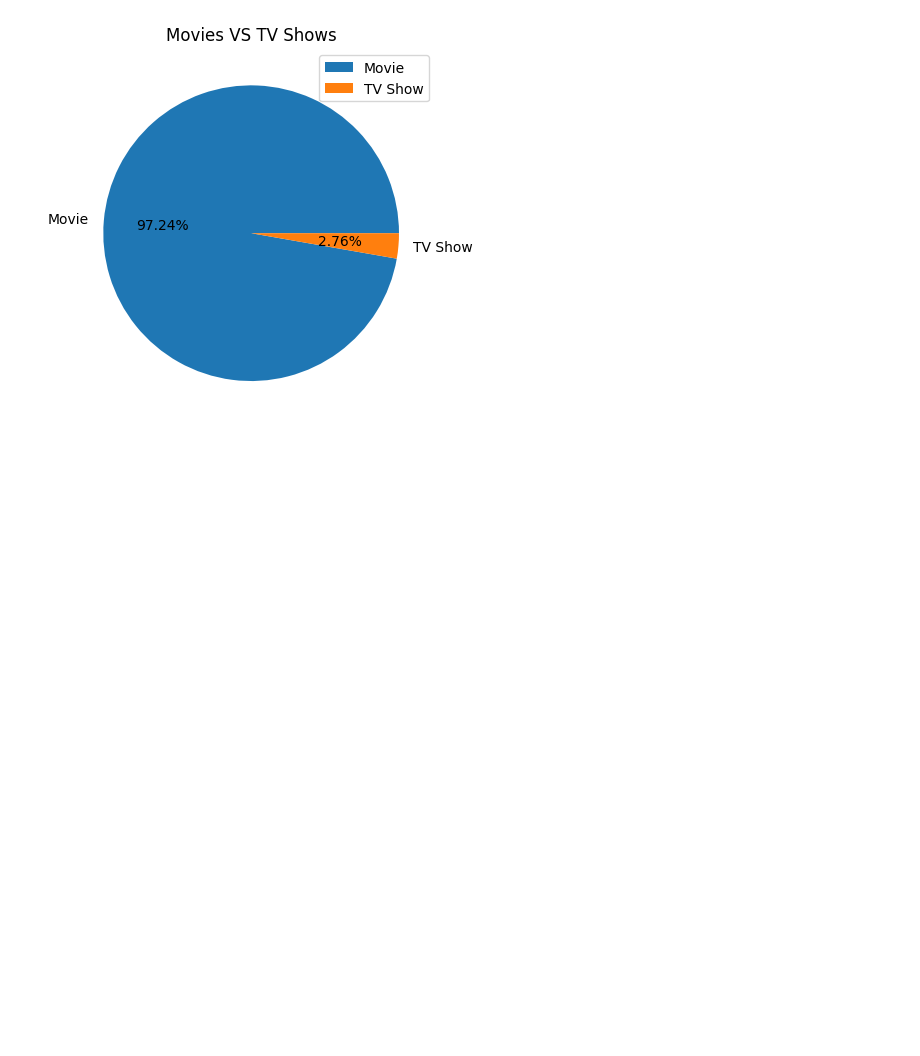
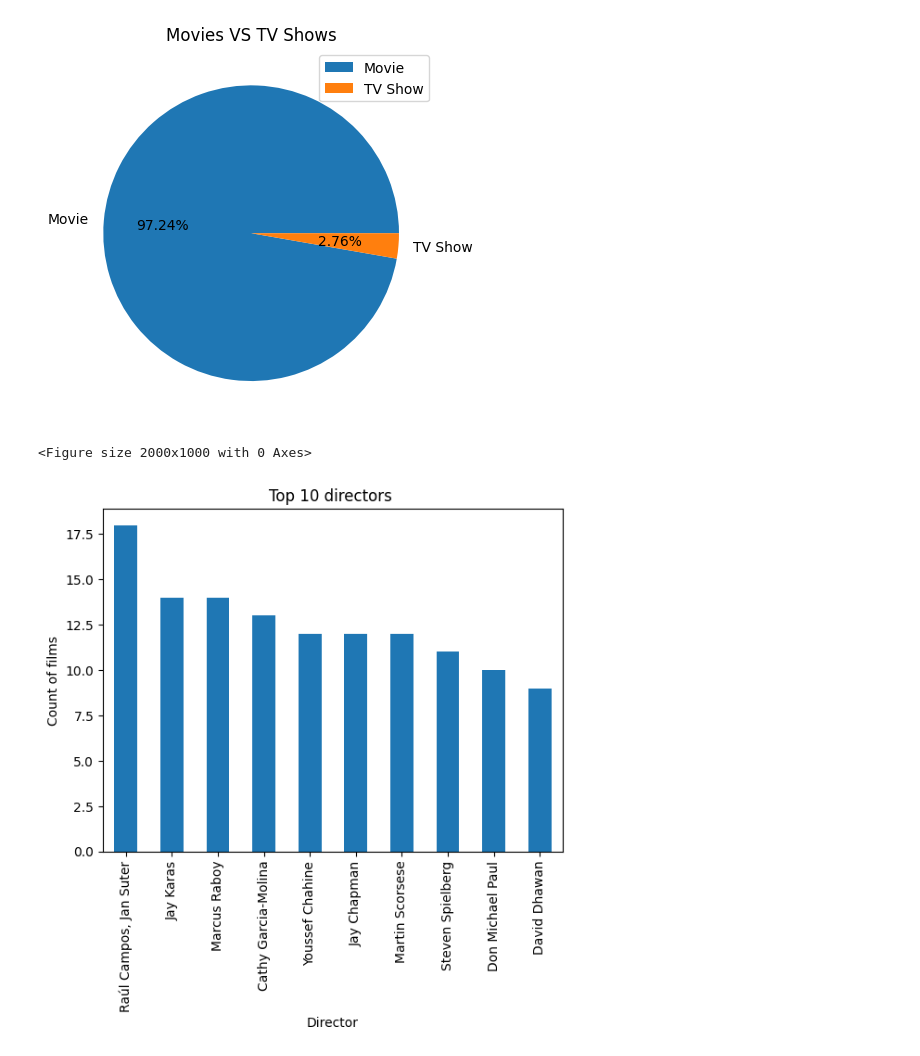
Before and after one commit to Gdyczko/Netflix-Movies-and-TV-Shows, a Jupyter notebook: Netflix_Movies_and_TV_Shows.ipynb, the cells around one changed output. Drawn from its saved outputs; the diff is of its cells as text; code cells hidden in the pictures; blank space fills up the shorter version.

```diff
--- a/Netflix_Movies_and_TV_Shows.ipynb
+++ b/Netflix_Movies_and_TV_Shows.ipynb
@@ -567,3 +569,14 @@ plt.legend()
 # %% [output]
 <matplotlib.legend.Legend at 0x...>
 [figure]
+# %%
+# Visualizing the director column
+plt.figure(figsize=(20, 10))
+top_10_directors.plot(x='director', y='count', kind='bar')
+plt.title("Top 10 directors ")
+plt.xlabel("Director")
+plt.ylabel("Count of films")
+plt.legend().remove()
+# %% [output]
+<Figure size 2000x1000 with 0 Axes>
+[figure, added]
```
Also changed, not shown: parts of 2 cells of this notebook.
